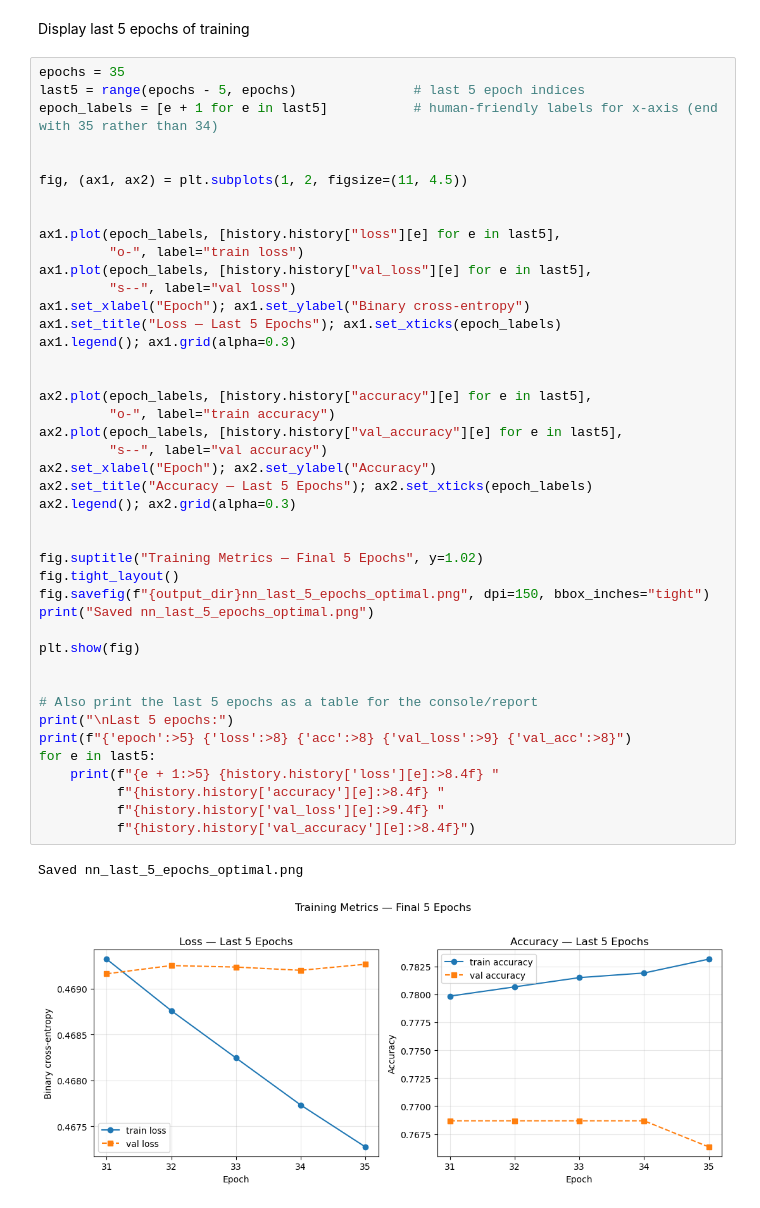
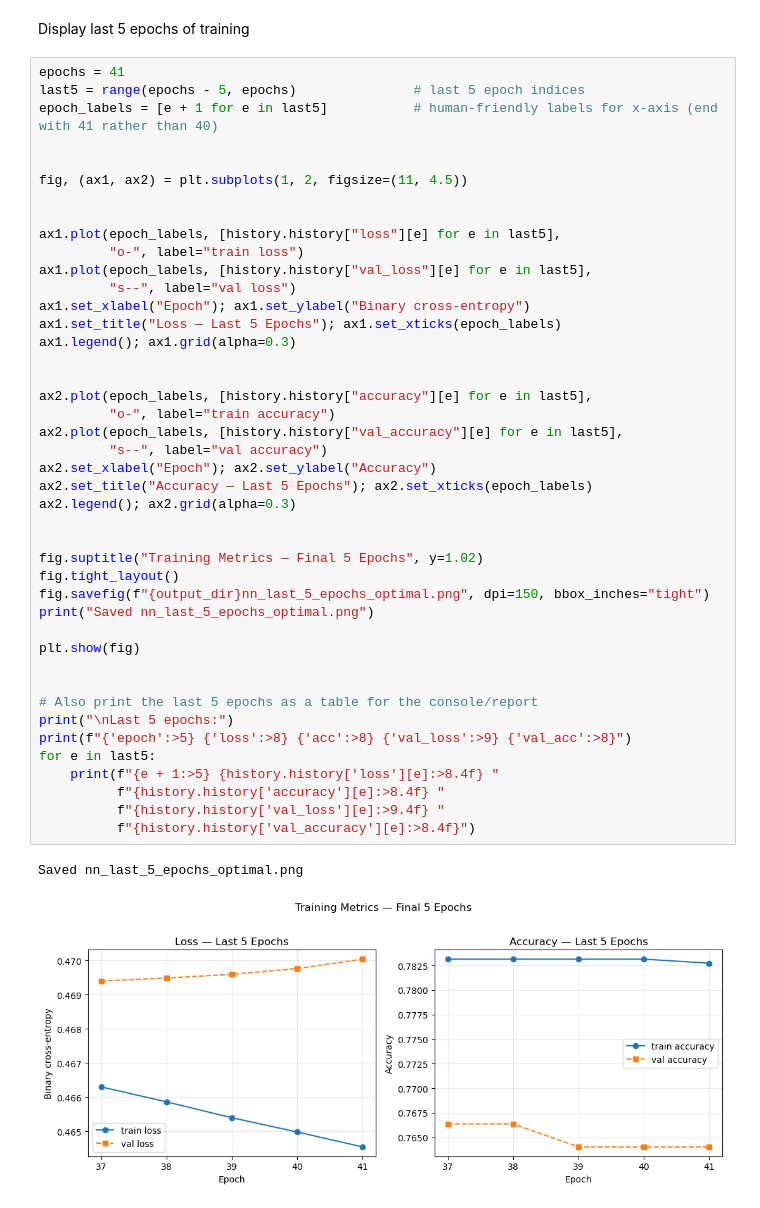
Before and after one commit to zuchm/Machine-Learning, a Jupyter notebook: src/4.6_neural_networks.ipynb, the cells around one changed output. Cells and saved outputs as stored; diff of their text form.

Commit message:
updated optimal # epochs

```diff
--- a/src/4.6_neural_networks.ipynb
+++ b/src/4.6_neural_networks.ipynb
@@ -250,9 +250,9 @@ Saved nn_confusion_matrix_optimal.png
 # %% [markdown]
 Display last 5 epochs of training
 # %%
-epochs = 35
+epochs = 41
 last5 = range(epochs - 5, epochs)               # last 5 epoch indices
-epoch_labels = [e + 1 for e in last5]           # human-friendly labels for x-axis (end with 35 rather than 34)
+epoch_labels = [e + 1 for e in last5]           # human-friendly labels for x-axis (end with 41 rather than 40)
 
 
 fig, (ax1, ax2) = plt.subplots(1, 2, figsize=(11, 4.5))
@@ -267,33 +267,33 @@ ax1.set_title("Loss — Last 5 Epochs"); ax1.set_xticks(epoch_labels)
 ax1.legend(); ax1.grid(alpha=0.3)
 
 
 ax2.plot(epoch_labels, [history.history["accuracy"][e] for e in last5],
          "o-", label="train accuracy")
 ax2.plot(epoch_labels, [history.history["val_accuracy"][e] for e in last5],
          "s--", label="val accuracy")
 ax2.set_xlabel("Epoch"); ax2.set_ylabel("Accuracy")
 ax2.set_title("Accuracy — Last 5 Epochs"); ax2.set_xticks(epoch_labels)
 ax2.legend(); ax2.grid(alpha=0.3)
 
 
 fig.suptitle("Training Metrics — Final 5 Epochs", y=1.02)
 fig.tight_layout()
 fig.savefig(f"{output_dir}nn_last_5_epochs_optimal.png", dpi=150, bbox_inches="tight")
 print("Saved nn_last_5_epochs_optimal.png")
 
 plt.show(fig)
 
 
 # Also print the last 5 epochs as a table for the console/report
 print("\nLast 5 epochs:")
 print(f"{'epoch':>5} {'loss':>8} {'acc':>8} {'val_loss':>9} {'val_acc':>8}")
 for e in last5:
     print(f"{e + 1:>5} {history.history['loss'][e]:>8.4f} "
           f"{history.history['accuracy'][e]:>8.4f} "
           f"{history.history['val_loss'][e]:>9.4f} "
           f"{history.history['val_accuracy'][e]:>8.4f}")
 # %% [output]
 Saved nn_last_5_epochs_optimal.png
-[figure, old version]
+[figure, new version]
 Last 5 epochs:
 epoch     loss      acc  val_loss  val_acc
```
Also changed, not shown: parts of 2 cells of this notebook, 1 other file.
